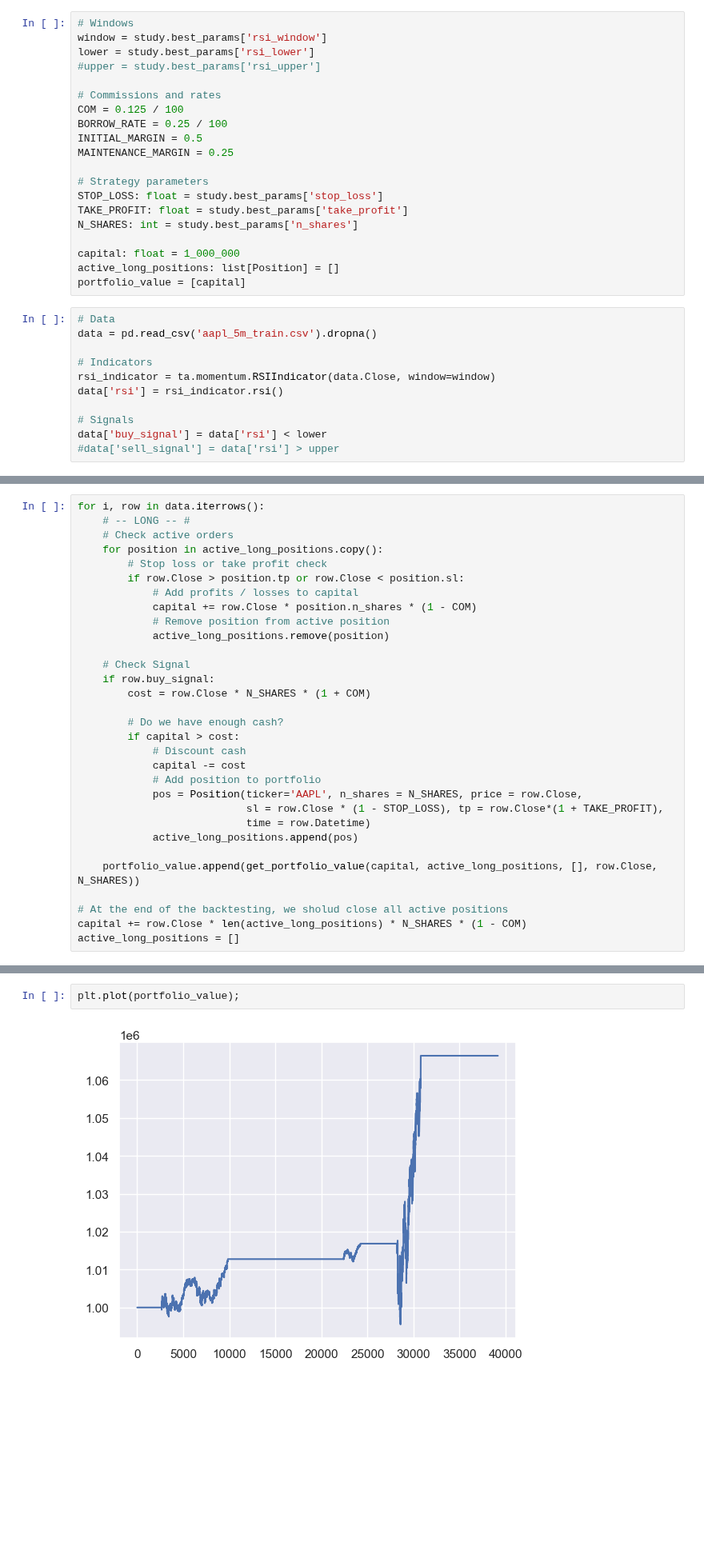
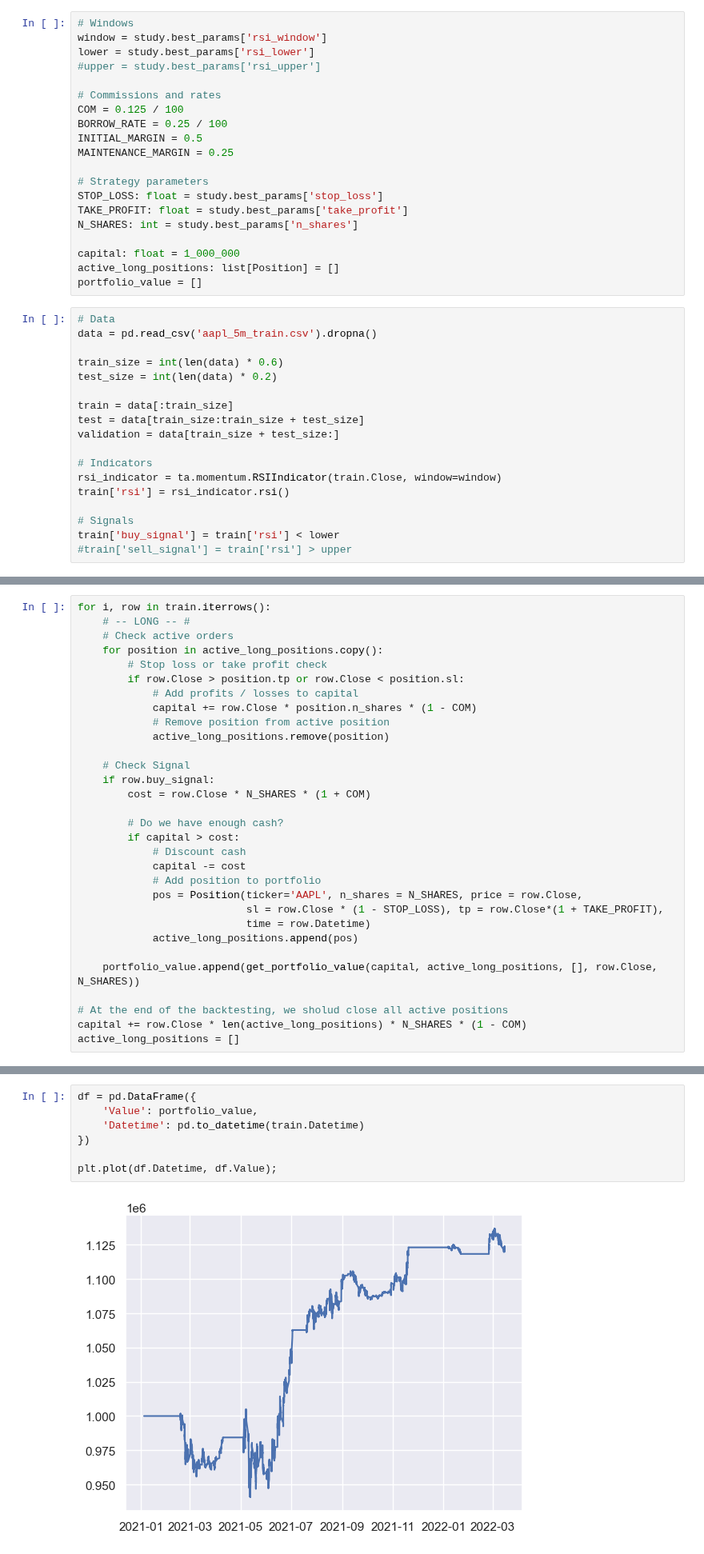
Before and after one commit to LuisMB09/Trading, a Jupyter notebook: Backtest.ipynb, the cells around one changed output, grey strips where cells are left out. Shown at 80% size. Saved outputs shown, nothing was run; the diff lists cells and outputs as text; blank space fills up the shorter version.

```diff
--- a/Backtest.ipynb
+++ b/Backtest.ipynb
@@ -167,15 +167,22 @@ N_SHARES: int = study.best_params['n_shares']
 
 capital: float = 1_000_000
 active_long_positions: list[Position] = []
-portfolio_value = [capital]
+portfolio_value = []
 # %%
 # Data
 data = pd.read_csv('aapl_5m_train.csv').dropna()
 
+train_size = int(len(data) * 0.6)
+test_size = int(len(data) * 0.2)
+
+train = data[:train_size]
+test = data[train_size:train_size + test_size]
+validation = data[train_size + test_size:]
+
 # Indicators
-rsi_indicator = ta.momentum.RSIIndicator(data.Close, window=window)
-data['rsi'] = rsi_indicator.rsi()
+rsi_indicator = ta.momentum.RSIIndicator(train.Close, window=window)
+train['rsi'] = rsi_indicator.rsi()
 
 # Signals
-data['buy_signal'] = data['rsi'] < lower
-#data['sell_signal'] = data['rsi'] > upper
+train['buy_signal'] = train['rsi'] < lower
+#train['sell_signal'] = train['rsi'] > upper
@@ -182,5 +200,5 @@ data['buy_signal'] = data['rsi'] < lower
 # %%
-for i, row in data.iterrows():
+for i, row in train.iterrows():
     # -- LONG -- #
     # Check active orders
     for position in active_long_positions.copy():
@@ -217,7 +235,12 @@ capital
 # %%
-plt.plot(portfolio_value);
+df = pd.DataFrame({
+    'Value': portfolio_value,
+    'Datetime': pd.to_datetime(train.Datetime)
+})
+
+plt.plot(df.Datetime, df.Value);
 # %% [output]
-[figure, old version]
+[figure, new version]
 # %%
 df = pd.DataFrame()
 df['Value'] = portfolio_value
```
Also changed, not shown: parts of 6 cells of this notebook, 1 other file.
